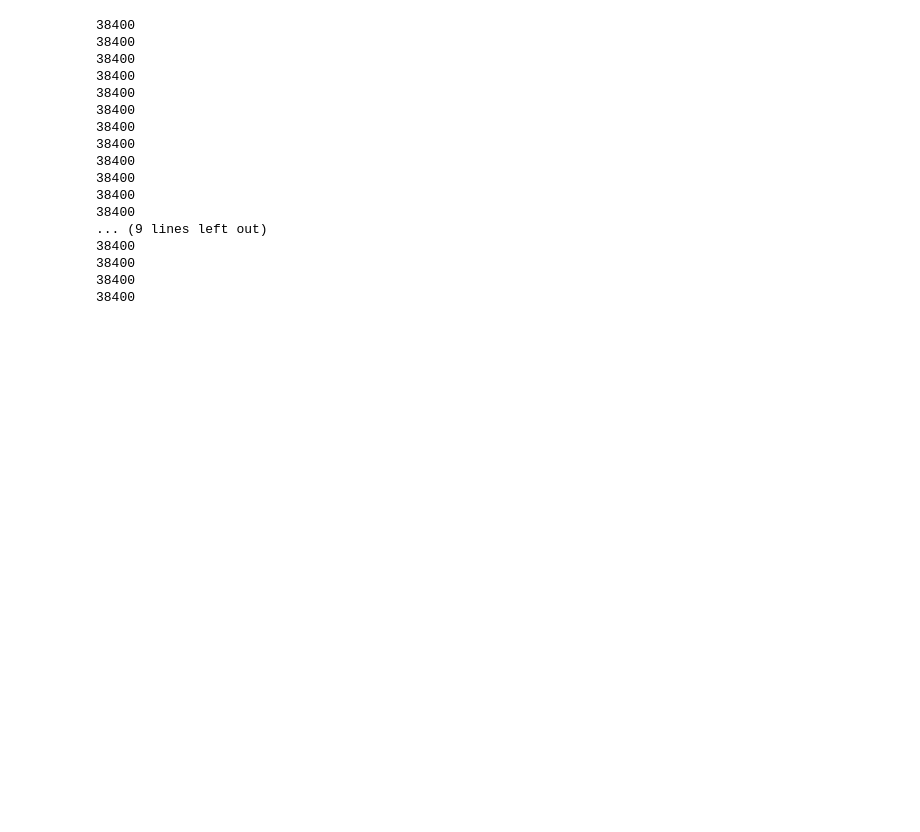
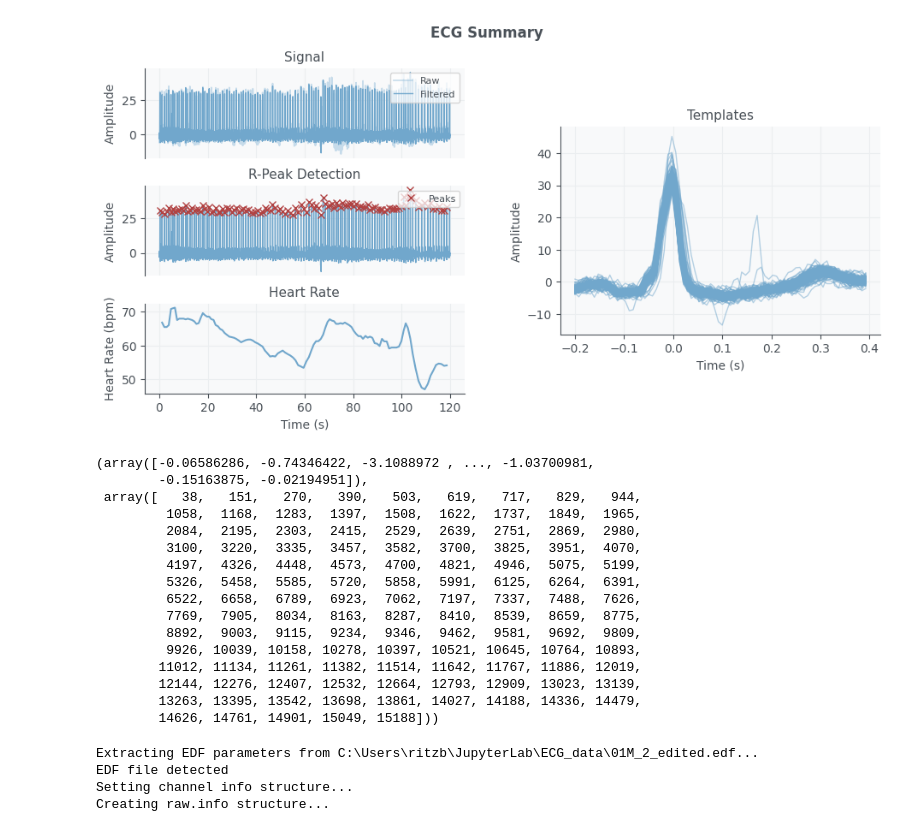
Before and after one commit to ibayoumi/SDP, a Jupyter notebook: drowsiness_model.ipynb, the cells around one changed output. Drawn from its saved outputs; the diff is of its cells as text; code cells hidden in the pictures; blank space fills up the shorter version.

```diff
--- a/drowsiness_model.ipynb
+++ b/drowsiness_model.ipynb
@@ -101 +101,21 @@ print(rpeaks)
+# %%
+biosppy.signals.ecg.ecg(signal=event1_series, sampling_rate=128)[1:3]
+# %% [output]
+[figure, added]
+(array([-0.06586286, -0.74346422, -3.1088972 , ..., -1.03700981,
+        -0.15163875, -0.02194951]),
+ array([   38,   151,   270,   390,   503,   619,   717,   829,   944,
+         1058,  1168,  1283,  1397,  1508,  1622,  1737,  1849,  1965,
+         2084,  2195,  2303,  2415,  2529,  2639,  2751,  2869,  2980,
+         3100,  3220,  3335,  3457,  3582,  3700,  3825,  3951,  4070,
+         4197,  4326,  4448,  4573,  4700,  4821,  4946,  5075,  5199,
+         5326,  5458,  5585,  5720,  5858,  5991,  6125,  6264,  6391,
+         6522,  6658,  6789,  6923,  7062,  7197,  7337,  7488,  7626,
+         7769,  7905,  8034,  8163,  8287,  8410,  8539,  8659,  8775,
+         8892,  9003,  9115,  9234,  9346,  9462,  9581,  9692,  9809,
+         9926, 10039, 10158, 10278, 10397, 10521, 10645, 10764, 10893,
+        11012, 11134, 11261, 11382, 11514, 11642, 11767, 11886, 12019,
+        12144, 12276, 12407, 12532, 12664, 12793, 12909, 13023, 13139,
+        13263, 13395, 13542, 13698, 13861, 14027, 14188, 14336, 14479,
+        14626, 14761, 14901, 15049, 15188]))
 # %%
@@ -106,21 +126,12 @@ events_series.append(raw_ecg[len(raw_ecg)-(300*128):])
-# %%
-for i in events_series:
-    print(len(i))
-# %% [output]
-38400
-38400
-38400
-38400
-38400
-38400
-38400
-38400
-38400
-38400
-38400
-38400
-... (9 lines left out)
-38400
-38400
-38400
-38400
+# %%
+file = "ECG_data/01M_2_edited.edf"
+data = mne.io.read_raw_edf(file)
+raw_data = data.get_data()
+# you can get the metadata included in the file and a list of all channels:
+info = data.info
+channels = data.ch_names
+# %% [output]
+Extracting EDF parameters from C:\Users\ritzb\JupyterLab\ECG_data\01M_2_edited.edf...
+EDF file detected
+Setting channel info structure...
+Creating raw.info structure...
```
Also changed, not shown: parts of 10 cells of this notebook.
